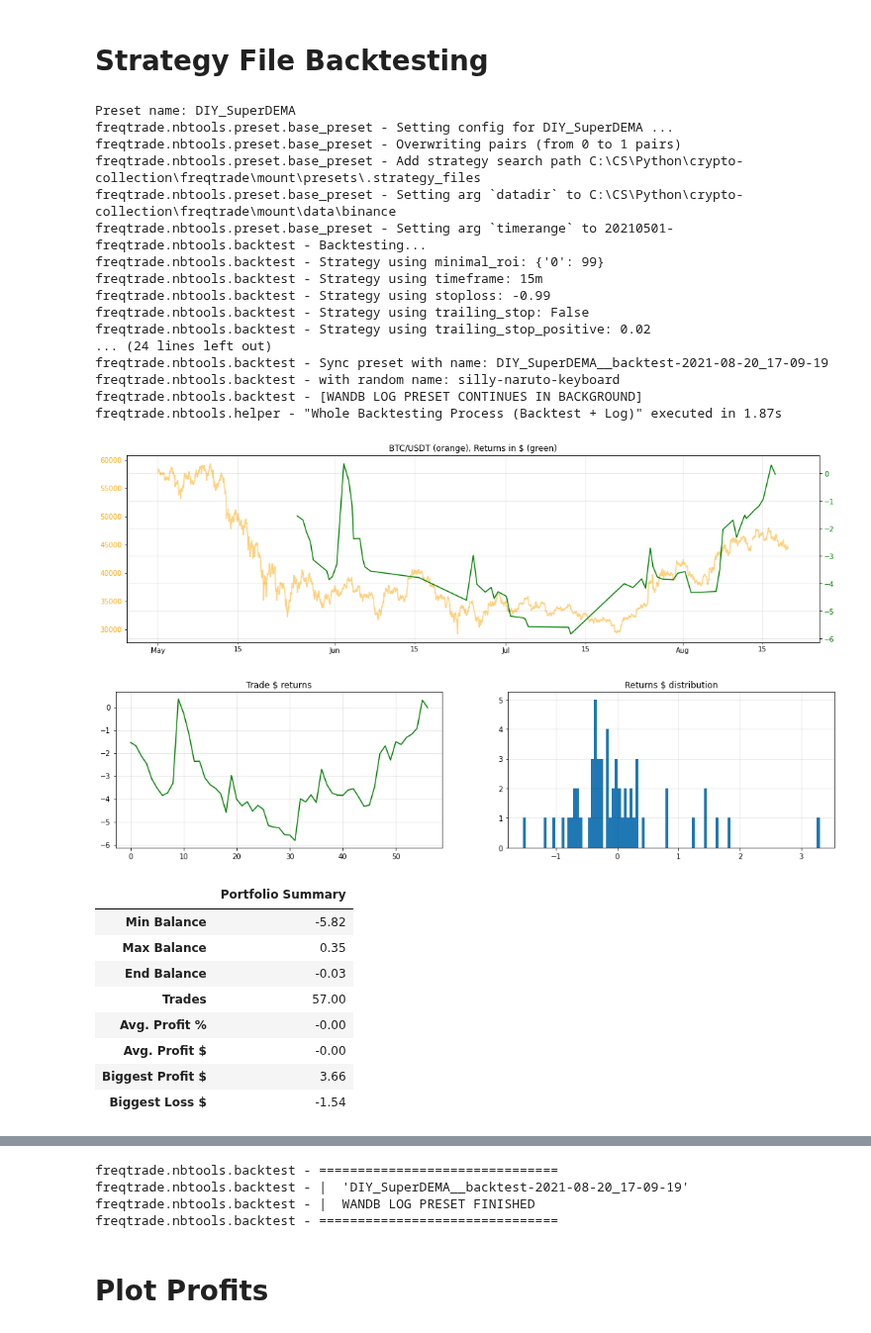
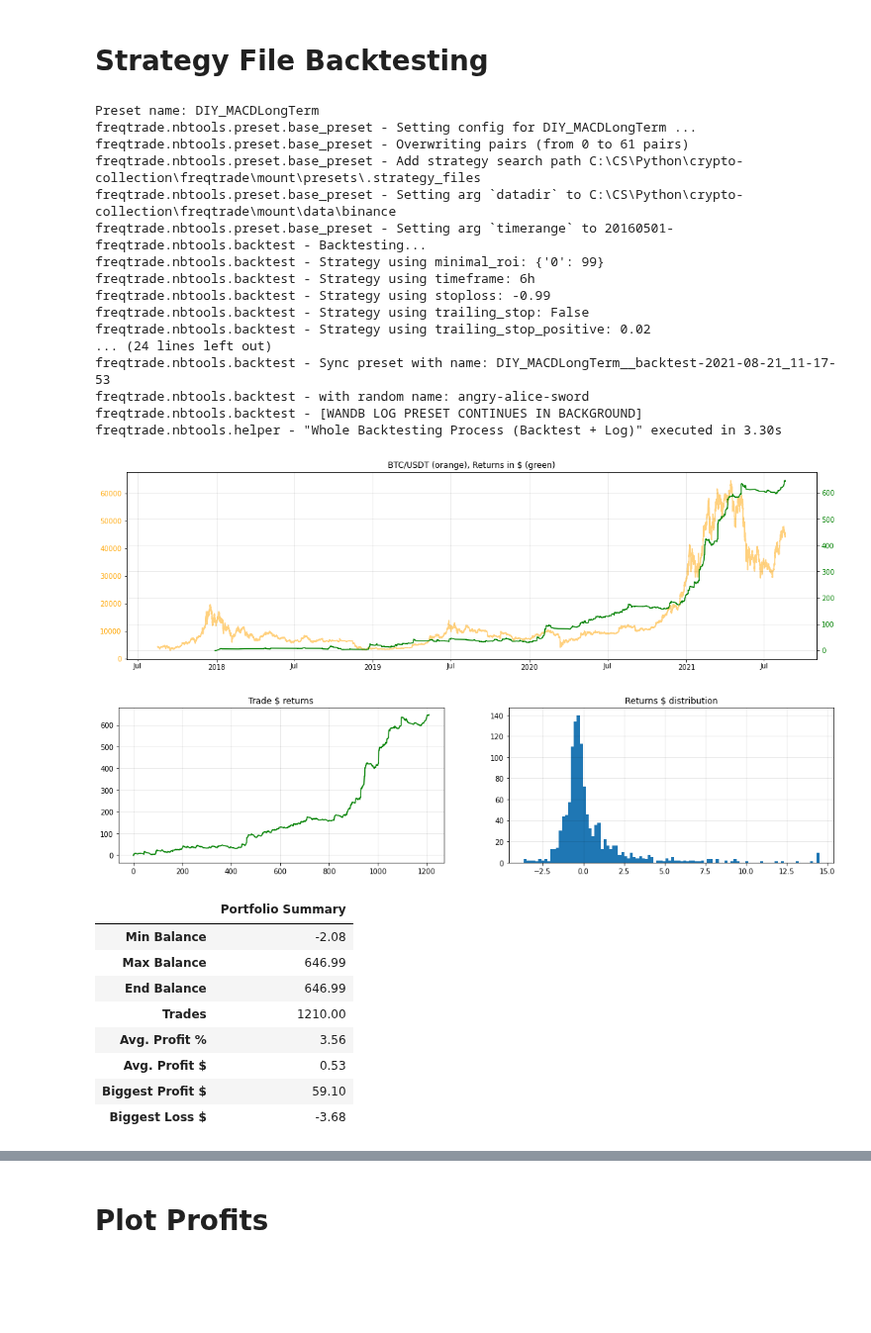
Before and after one commit to webclinic017/superft, a Jupyter notebook: notebooks/BT Strategy File.ipynb, the cells around one changed output, grey strips where cells are left out. Shown at 99% size. Drawn from its saved outputs; the diff is of its cells as text; code cells hidden in the pictures; blank space fills up the shorter version.

```diff
--- a/notebooks/BT Strategy File.ipynb
+++ b/notebooks/BT Strategy File.ipynb
@@ -13,6 +13,7 @@ from pathlib import Path
 from typing import List, Callable, Tuple, Any
 from wandb.wandb_run import Run
 from datetime import datetime, timedelta
+from copy import deepcopy
 
 import attr
 import gc
@@ -24,6 +25,7 @@ import sys
 import pandas as pd
 import numpy as np
 import qgrid
+pd.set_option('display.max_rows', None)
 
 # Resolve CWD
 gc.collect()
@@ -88,66 +90,66 @@ QgridWidget(grid_options={'fullWidthRows': True, 'syncColumnCellResize': True, '
 # %% [markdown]
 # Strategy File Backtesting
 # %%
-strategy_classname = "DIY_SuperDEMA"  # Strategy Filename and Classname must same!
-timerange          = "20210501-"
+# Backtest settings
+strategy_classname = "DIY_MACDLongTerm"  # Strategy Filename and Classname must same!
+timerange          = "20160501-"
 pairs              = PAIRS_HIGHCAP_NONSTABLE
-pairs              = [
-    "DOGE/USDT",
-# #     "BTC/USDT", "ETH/USDT", "ADA/USDT", "XRP/USDT", "BCH/USDT", "EOS/USDT", "NEO/USDT", "NANO/USDT", "XMR/USDT", "ZEC/USDT",
-]
+# pairs              = [
+#     "DOGE/USDT",
+#     "BTC/USDT", "ETH/USDT", "ADA/USDT", "XRP/USDT", "BCH/USDT", "EOS/USDT", "NEO/USDT", "NANO/USDT", "XMR/USDT", "ZEC/USDT",
+# ]
 
 preset = FilePreset(
     timerange = timerange,
     config_dict = configs.DEFAULT_BUYMARKET,
     path_to_file = PATH_STRATEGIES / f"{strategy_classname}.py",
     path_data = PATH_DATA,
 )
 
 # Optional override
 preset.overwrite_config(
     strategy_search_path = PATH_STRATEGIES,
     pairs                = pairs,
-#     max_open_trades      = 3,
-#     starting_balance     = 100,
-#     stake_amount         = "unlimited",
-#     timeframe            = "8h", # 1m, 3m, 5m, 15m, 30m, 1h, 2h, 4h, 8h, 12h, 1d, 3d, 1w
+#     max_open_trades      = 10,
+#     starting_balance     = 1500,
+#     stake_amount         = 15,
+#     timeframe            = "12h", # 1m, 3m, 5m, 15m, 30m, 1h, 2h, 4h, 6h, 8h, 12h, 1d, 3d, 1w
 )
 
 stats, summary = backtest(preset, preset.default_strategy_code, clsname=strategy_classname, dataloader=DATALOADER)
 trades = pd.DataFrame(stats["strategy"][strategy_classname]["trades"])
-
 plotting.plot_profits_timerange(
     trades,
     timerange,
     path_mount = PATH_MOUNT,
     name = preset.name
 )
 # %% [output]
-Preset name: DIY_SuperDEMA
-freqtrade.nbtools.preset.base_preset - Setting config for DIY_SuperDEMA ...
-freqtrade.nbtools.preset.base_preset - Overwriting pairs (from 0 to 1 pairs)
+Preset name: DIY_MACDLongTerm
+freqtrade.nbtools.preset.base_preset - Setting config for DIY_MACDLongTerm ...
+freqtrade.nbtools.preset.base_preset - Overwriting pairs (from 0 to 61 pairs)
 freqtrade.nbtools.preset.base_preset - Add strategy search path C:\CS\Python\crypto-collection\freqtrade\mount\presets\.strategy_files
 freqtrade.nbtools.preset.base_preset - Setting arg `datadir` to C:\CS\Python\crypto-collection\freqtrade\mount\data\binance
-freqtrade.nbtools.preset.base_preset - Setting arg `timerange` to 20210501-
+freqtrade.nbtools.preset.base_preset - Setting arg `timerange` to 20160501-
 freqtrade.nbtools.backtest - Backtesting...
 freqtrade.nbtools.backtest - Strategy using minimal_roi: {'0': 99}
-freqtrade.nbtools.backtest - Strategy using timeframe: 15m
+freqtrade.nbtools.backtest - Strategy using timeframe: 6h
 freqtrade.nbtools.backtest - Strategy using stoploss: -0.99
 freqtrade.nbtools.backtest - Strategy using trailing_stop: False
 freqtrade.nbtools.backtest - Strategy using trailing_stop_positive: 0.02
 ... (24 lines left out)
-freqtrade.nbtools.backtest - Sync preset with name: DIY_SuperDEMA__backtest-2021-08-20_17-09-19
-freqtrade.nbtools.backtest - with random name: silly-naruto-keyboard
+freqtrade.nbtools.backtest - Sync preset with name: DIY_MACDLongTerm__backtest-2021-08-21_11-17-53
+freqtrade.nbtools.backtest - with random name: angry-alice-sword
 freqtrade.nbtools.backtest - [WANDB LOG PRESET CONTINUES IN BACKGROUND]
-freqtrade.nbtools.helper - "Whole Backtesting Process (Backtest + Log)" executed in 1.87s
+freqtrade.nbtools.helper - "Whole Backtesting Process (Backtest + Log)" executed in 3.30s
-[figure, old version]
+[figure, new version]
-[figure, old version]
+[figure, new version]
 |  | Portfolio Summary |
-| Min Balance | -5.82 |
-| Max Balance | 0.35 |
-| End Balance | -0.03 |
-| Trades | 57.00 |
-| Avg. Profit % | -0.00 |
-| Avg. Profit $ | -0.00 |
-| Biggest Profit $ | 3.66 |
-| Biggest Loss $ | -1.54 |
+| Min Balance | -2.08 |
+| Max Balance | 646.99 |
+| End Balance | 646.99 |
+| Trades | 1210.00 |
+| Avg. Profit % | 3.56 |
+| Avg. Profit $ | 0.53 |
+| Biggest Profit $ | 59.10 |
+| Biggest Loss $ | -3.68 |
@@ -163,7 +160,3 @@ RuntimeError: There is no current event loop in thread 'Thread-348'.
-freqtrade.nbtools.backtest - ===============================
-freqtrade.nbtools.backtest - |  'DIY_SuperDEMA__backtest-2021-08-20_17-09-19'
-freqtrade.nbtools.backtest - |  WANDB LOG PRESET FINISHED
-freqtrade.nbtools.backtest - ===============================
 # %% [markdown]
 # Plot Profits
 # %%
```
Also changed, not shown: parts of 3 cells of this notebook, 10 other files.
